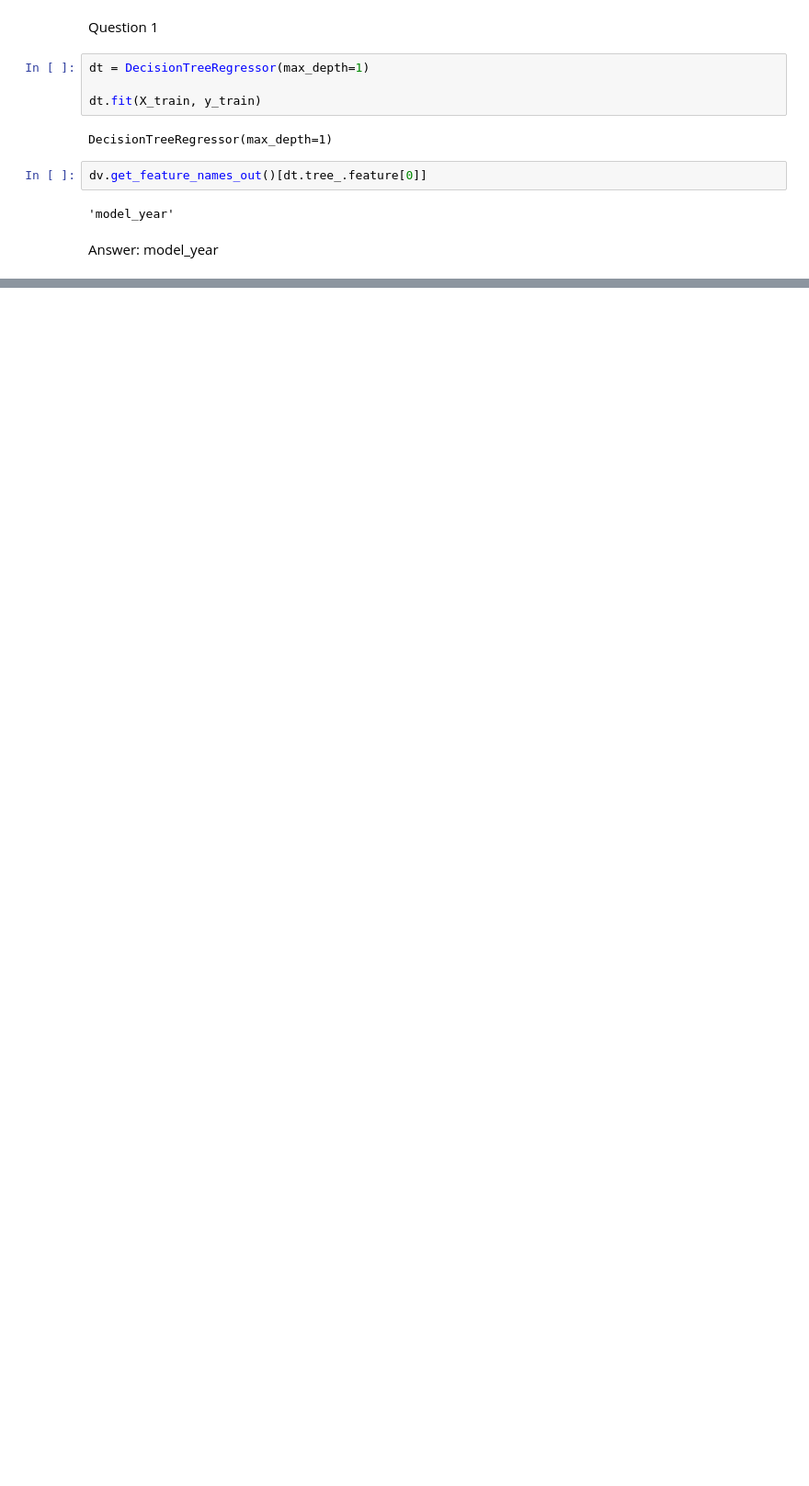
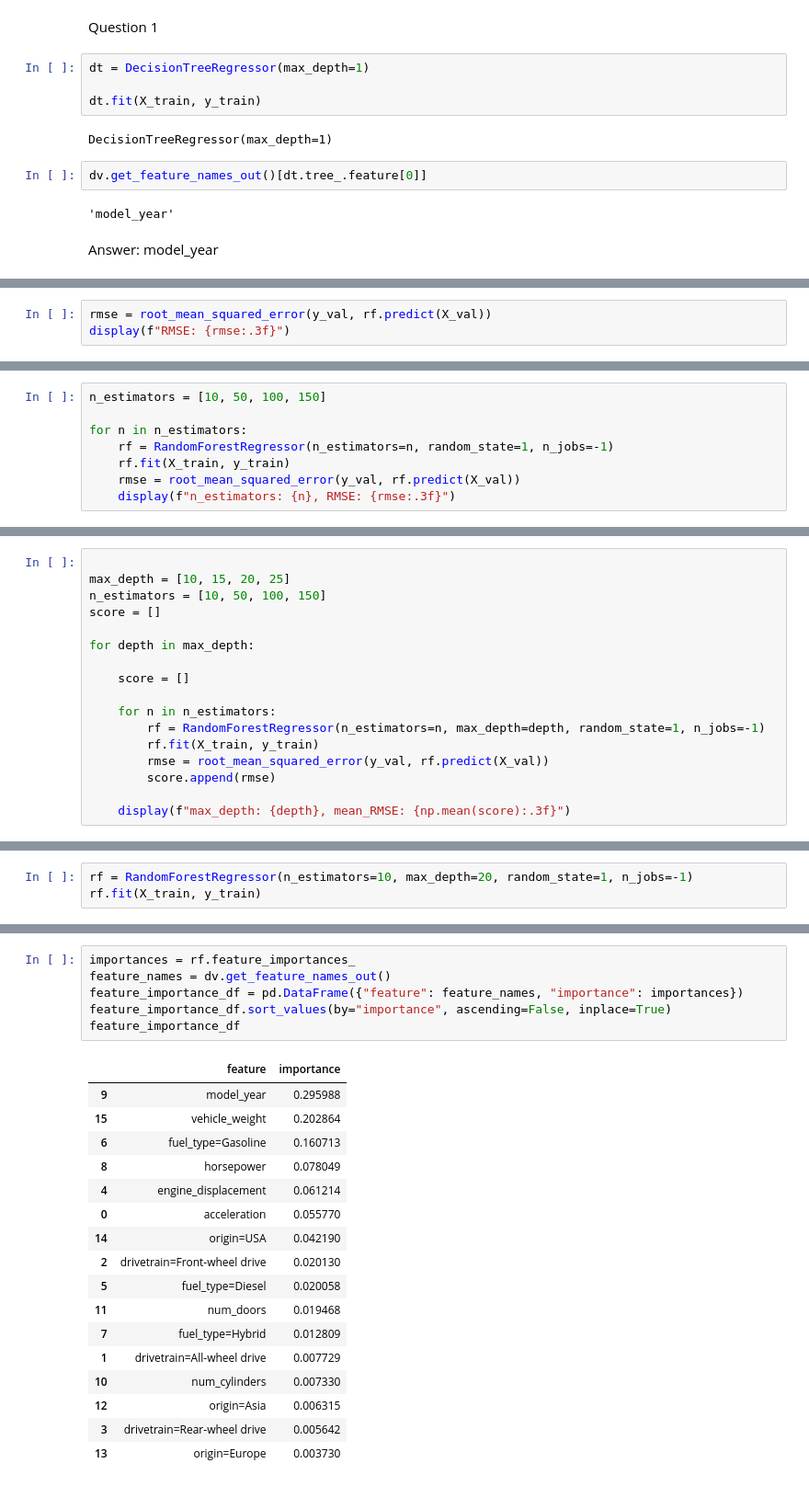
Before and after one commit to herblum/machine-learning-zoomcamp-homework, a Jupyter notebook: 06_trees_homework.ipynb, the cells around one changed output, grey strips where cells are left out. Shown at 92% size. Drawn from its saved outputs; the diff is of its cells as text; blank space fills up the shorter version.

```diff
--- a/06_trees_homework.ipynb
+++ b/06_trees_homework.ipynb
@@ -123,0 +135,3 @@ Answer: model_year
+# %%
+rmse = root_mean_squared_error(y_val, rf.predict(X_val))
+display(f"RMSE: {rmse:.3f}")
@@ -123,0 +144,8 @@ Answer: model_year
+# %%
+n_estimators = [10, 50, 100, 150]
+
+for n in n_estimators:
+    rf = RandomForestRegressor(n_estimators=n, random_state=1, n_jobs=-1)
+    rf.fit(X_train, y_train)
+    rmse = root_mean_squared_error(y_val, rf.predict(X_val))
+    display(f"n_estimators: {n}, RMSE: {rmse:.3f}")
@@ -123,0 +161,17 @@ Answer: model_year
+# %%
+
+max_depth = [10, 15, 20, 25]
+n_estimators = [10, 50, 100, 150]
+score = []
+
+for depth in max_depth:
+
+    score = []
+
+    for n in n_estimators:
+        rf = RandomForestRegressor(n_estimators=n, max_depth=depth, random_state=1, n_jobs=-1)
+        rf.fit(X_train, y_train)
+        rmse = root_mean_squared_error(y_val, rf.predict(X_val))
+        score.append(rmse)
+
+    display(f"max_depth: {depth}, mean_RMSE: {np.mean(score):.3f}")
@@ -123,0 +187,3 @@ Answer: model_year
+# %%
+rf = RandomForestRegressor(n_estimators=10, max_depth=20, random_state=1, n_jobs=-1)
+rf.fit(X_train, y_train)
@@ -123,0 +192,24 @@ Answer: model_year
+# %%
+importances = rf.feature_importances_
+feature_names = dv.get_feature_names_out()
+feature_importance_df = pd.DataFrame({"feature": feature_names, "importance": importances})
+feature_importance_df.sort_values(by="importance", ascending=False, inplace=True)
+feature_importance_df
+# %% [output]
+|  | feature | importance |
+| 9 | model_year | 0.295988 |
+| 15 | vehicle_weight | 0.202864 |
+| 6 | fuel_type=Gasoline | 0.160713 |
+| 8 | horsepower | 0.078049 |
+| 4 | engine_displacement | 0.061214 |
+| 0 | acceleration | 0.055770 |
+| 14 | origin=USA | 0.042190 |
+| 2 | drivetrain=Front-wheel drive | 0.020130 |
+| 5 | fuel_type=Diesel | 0.020058 |
+| 11 | num_doors | 0.019468 |
+| 7 | fuel_type=Hybrid | 0.012809 |
+| 1 | drivetrain=All-wheel drive | 0.007729 |
+| 10 | num_cylinders | 0.007330 |
+| 12 | origin=Asia | 0.006315 |
+| 3 | drivetrain=Rear-wheel drive | 0.005642 |
+| 13 | origin=Europe | 0.003730 |
```
Also changed, not shown: parts of 17 cells of this notebook.
